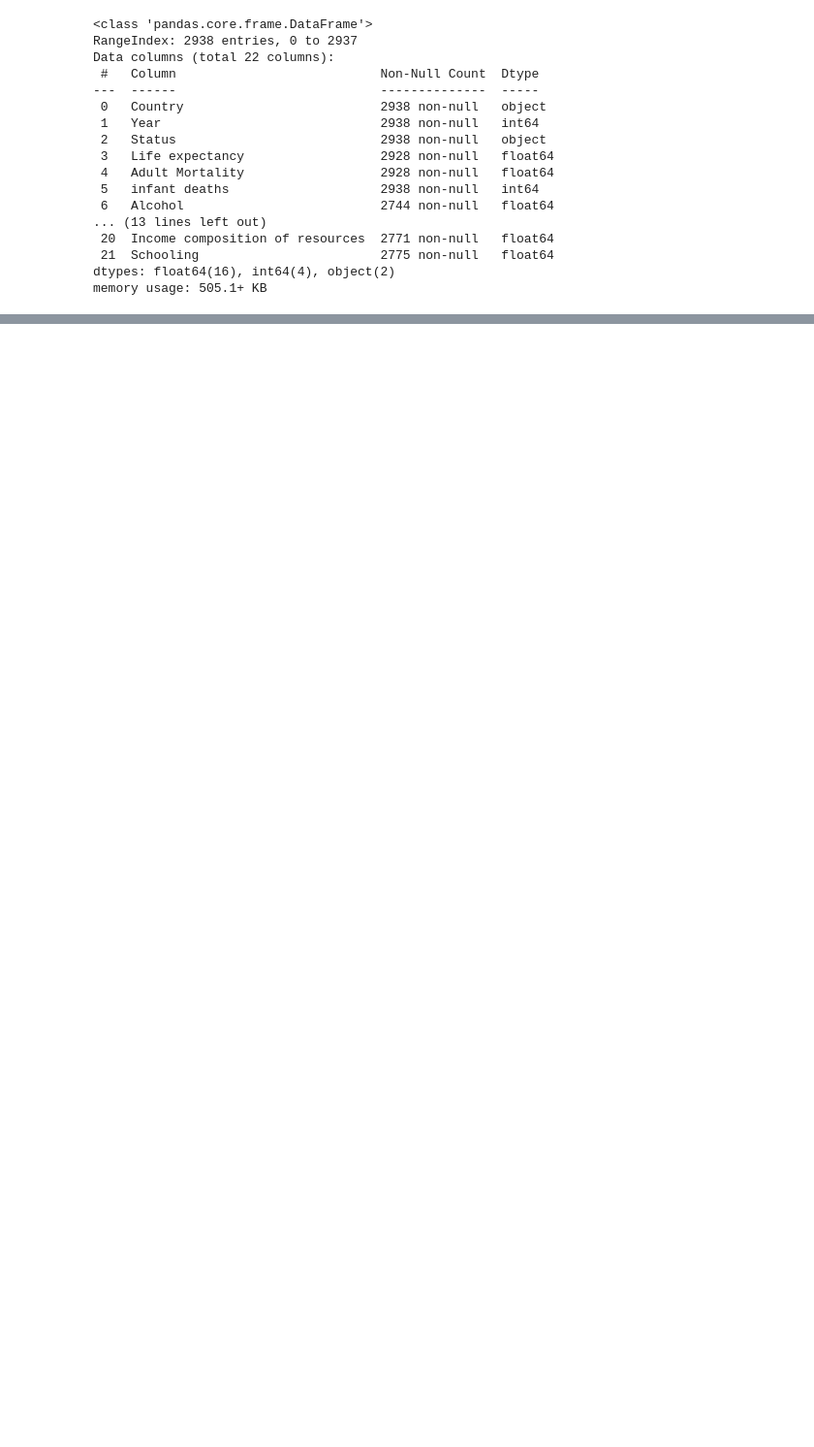
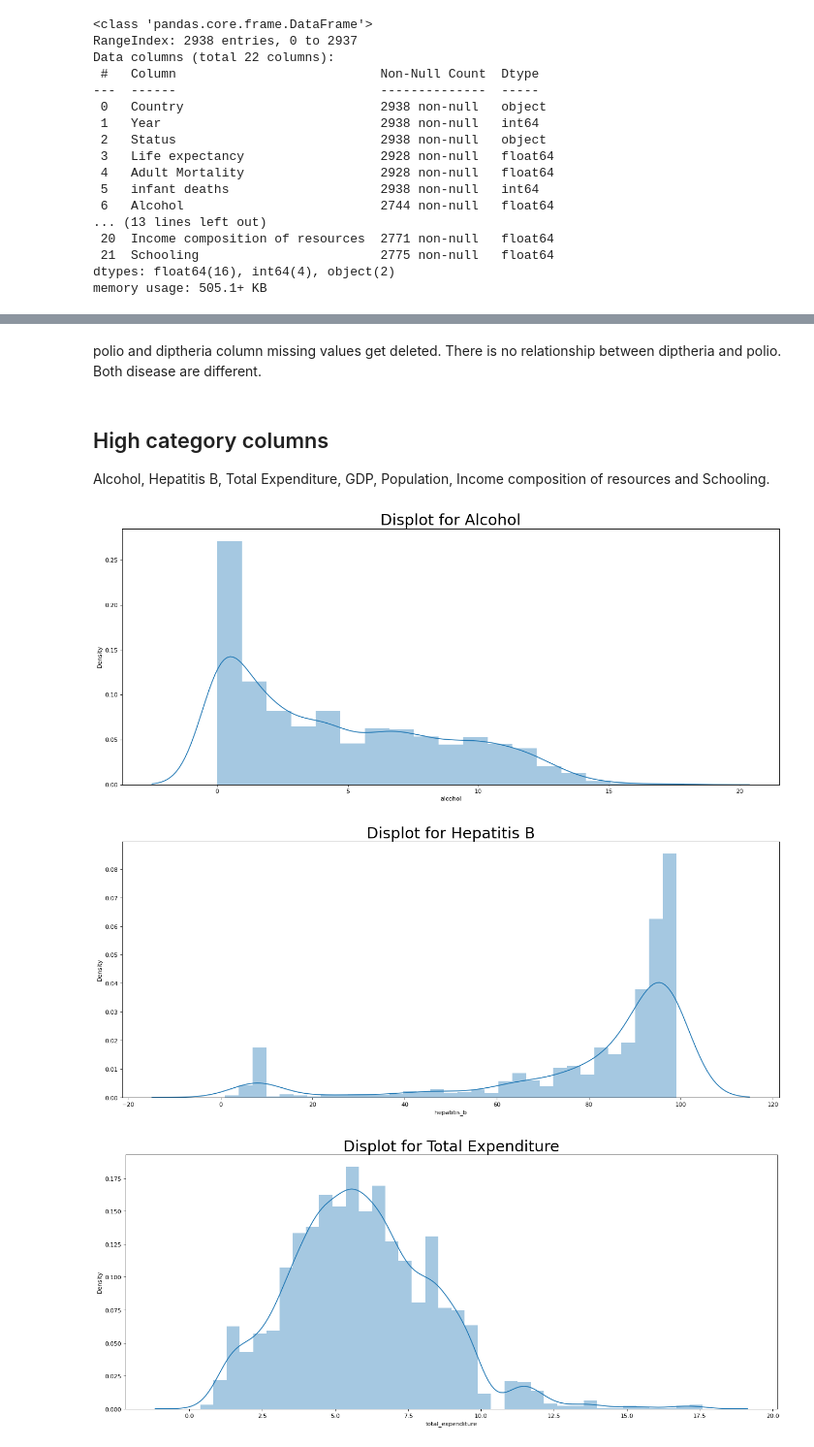
Before and after one commit to BlacK-EyE1/EDA, a Jupyter notebook: Life_expectancy.ipynb, the cells around one changed output, grey strips where cells are left out. Shown: that part at 97% size. Saved outputs shown, nothing was run; the diff lists cells and outputs as text; code cells hidden in the pictures; blank space fills up the shorter version.

Commit message:
Data cleaning and preparation ( handling missing values)

```diff
--- a/Life_expectancy.ipynb
+++ b/Life_expectancy.ipynb
@@ -121,2 +123,26 @@ data.describe()
+# %%
+data.rename(columns = {'Country':'country',
+                       'Year':'year',
+                       'Status':'status',
+                       'Life expectancy ':'life_expectancy',
+                       'Adult Mortality':'adult_mortality',
+                       'infant deaths':'infant_deaths',
+                       'Alcohol':'alcohol',
+                       'percentage expenditure':'percentage_expenditure',
+                       'Hepatitis B':'hepatitis_b',
+                       'Measles ':'measles',
+                       ' BMI ':'bmi',
+                       'under-five deaths ':'under-five_deaths',
+                       'Polio':'polio',
+                       'Total expenditure':'total_expenditure',
+                       'Diphtheria ':'diphtheria',
+                       ' HIV/AIDS':'hiv/aids',
+                       'GDP':'gdp',
+                       'Population':'population',
+                       ' thinness  1-19 years':'thinness_1_19_years',
+                       ' thinness 5-9 years':'thinness_5_9_years',
+                       'Income composition of resources':'income_composition_of_resources',
+                       'Schooling':'schooling'
+                       }, inplace = True)
 # %%
 data.head()
@@ -122,0 +311,27 @@ data.head()
+# %% [markdown]
+polio and diptheria column missing values get deleted. There is no relationship between diptheria and polio. Both disease are different.
+# %% [markdown]
+## High category columns
+
+Alcohol, Hepatitis B, Total Expenditure, GDP, Population, Income composition of resources and Schooling.
+# %%
+df_name = ['Alcohol','Hepatitis B', 'Total Expenditure', 'GDP', 'Population',
+           'Income composition of resources','Schooling']
+j = 0
+df_lst = [data.alcohol,
+          data.hepatitis_b,
+          data.total_expenditure,
+          data.gdp,
+          data.population,
+          data.income_composition_of_resources,
+          data.schooling]
+
+for i in df_lst:
+    plt.figure(figsize=(20,8), dpi= 80)
+    sns.distplot(i)
+    plt.title('Displot for '+str(df_name[j]), fontdict={'fontsize':26})
+    j += 1
+# %% [output]
+[figure, added]
+[figure, added]
+[figure, added]
```
Also changed, not shown: parts of 37 cells of this notebook.
